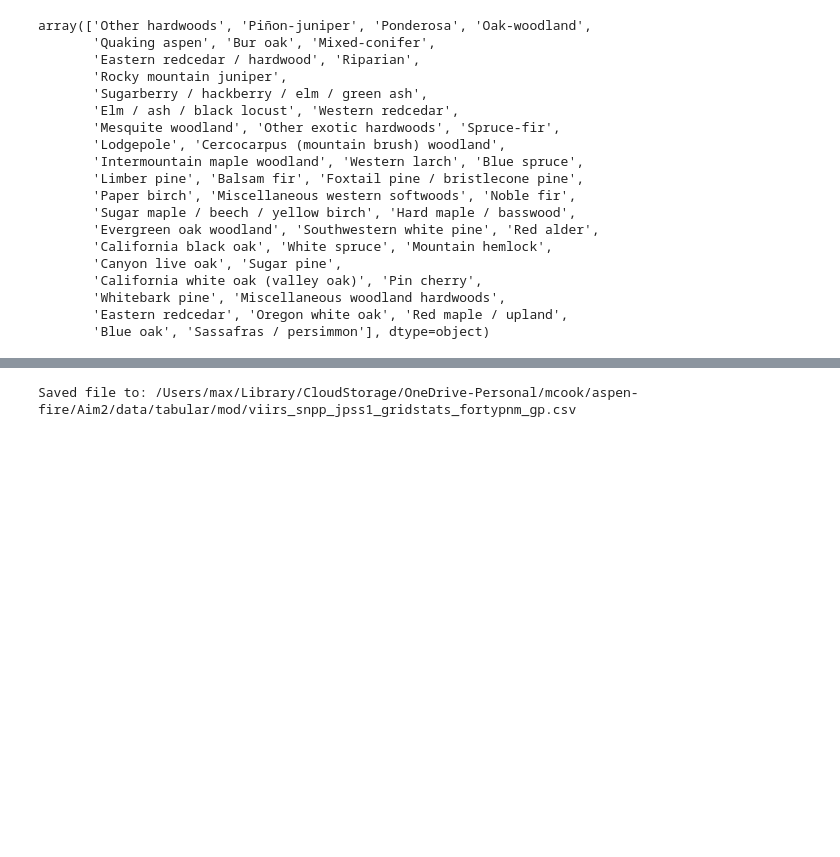
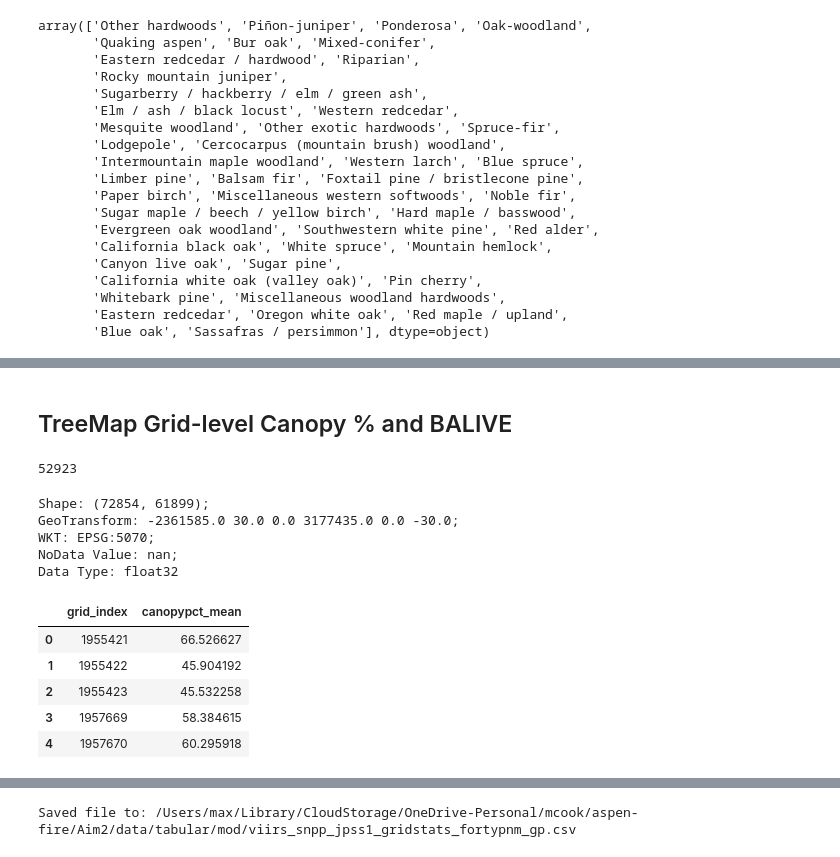
Before and after one commit to natshoff/aspen-fire-fork, a Jupyter notebook: Aim2/code/Python/04b_TreeMap_FIA-FORTYPCD.ipynb, the cells around one changed output, grey strips where cells are left out. Cells and saved outputs as stored; diff of their text form; code cells hidden in the pictures; blank space fills up the shorter version.

Commit message:
Updates to predominant forest type and specie co-occurrence

```diff
--- a/Aim2/code/Python/04b_TreeMap_FIA-FORTYPCD.ipynb
+++ b/Aim2/code/Python/04b_TreeMap_FIA-FORTYPCD.ipynb
@@ -186,6 +186,7 @@ grid_fortypcd = compute_band_stats(grid, fortyp_da, 'grid_index', attr='fortypcd
 # tidy columns in the summary table
 grid_fortypcd['count'] = grid_fortypcd['count'].astype(int)
 grid_fortypcd['total_pixels'] = grid_fortypcd['total_pixels'].astype(int)
+grid_fortypcd.rename(columns = {'count': 'fortyp_pixels'}, inplace=True)
 
 # load the species lookup table
 fp = os.path.join(projdir,'data/tabular/mod/treemap_fortypcd_species_mapping.csv')
@@ -357,9 +358,9 @@ Index(['grid_index', 'fortypcd', 'count', 'total_pixels', 'pct_cover',
 grid_fortypgp = (
     grid_fortypcd_.groupby(['grid_index','fortypnm_gp'], as_index=False)
     .agg(
-        count=('count','sum'),
+        fortyp_pixels=('fortyp_pixels','sum'),
         total_pixels=('total_pixels','max'),
-        pct_cover=('pct_cover','sum'),
+        fortyp_pct=('pct_cover','sum'),
     )
 )
 
@@ -406,11 +405,11 @@ Dropping [1469] duplicate rows.
 # Re-create the histogram of forest species (prevalence)
 df = grid_fortypgp.copy() # make a copy to work with
 # calculate the landscape fraction (prevalence)
-spp_pr = df.groupby('fortypnm_gp')['count'].sum().reset_index()
-spp_pr['fraction'] = spp_pr['count'] / spp_pr['count'].sum()
+spp_pr = df.groupby('fortypnm_gp')['fortyp_pixels'].sum().reset_index()
+spp_pr['fraction'] = spp_pr['fortyp_pixels'] / spp_pr['fortyp_pixels'].sum()
 
 # How many grids have a majority by each species?
-dom_grids = df[df['pct_cover'] > 50]  # Grids dominated by each species
+dom_grids = df[df['fortyp_pct'] > 50]  # Grids dominated by each species
 dom_counts = dom_grids.groupby('fortypnm_gp')['grid_index'].nunique().reset_index()
 dom_counts.rename(columns={'grid_index': 'dom_count'}, inplace=True)
 # Total grid count for normalization
@@ -543,0 +543,43 @@ After:
+# %% [markdown]
+## TreeMap Grid-level Canopy % and BALIVE
+# %%
+# Subset the spatial data
+grid_ = grid[grid['grid_index'].isin(grid_fortypgp['grid_index'].unique())]
+print(len(grid_))
+# %% [output]
+52923
+# %%
+# Load the TreeMap Canopy %
+canopypct = os.path.join(projdir, "data/spatial/raw/USFS/TreeMap/treemap_west_canopypct.tif")
+canopypct = rxr.open_rasterio(canopypct, masked=True, cache=False).squeeze()
+# Grab some raster metadata from one of the layers
+shp, gt, wkt, nd = canopypct.shape, canopypct.spatial_ref.GeoTransform, canopypct.rio.crs, canopypct.rio.nodata
+print(
+    f"\nShape: {shp}; \n"
+    f"GeoTransform: {gt}; \n"
+    f"WKT: {wkt}; \n"
+    f"NoData Value: {nd}; \n"
+    f"Data Type: {canopypct[0].dtype}\n")
+
+# Calculate the mean grid-level canopy percent
+canopypct_mn = compute_band_stats(
+    geoms=grid_,
+    image_da=canopypct,
+    id_col='grid_index',
+    attr='canopypct',
+    stats=['mean'], # calculate the mean canopy pct
+    ztype='continuous'
+)
+canopypct_mn.head()
+# %% [output]
+Shape: (72854, 61899);
+GeoTransform: -2361585.0 30.0 0.0 3177435.0 0.0 -30.0;
+WKT: EPSG:5070;
+NoData Value: nan;
+Data Type: float32
+|  | grid_index | canopypct_mean |
+| 0 | 1955421 | 66.526627 |
+| 1 | 1955422 | 45.904192 |
+| 2 | 1955423 | 45.532258 |
+| 3 | 1957669 | 58.384615 |
+| 4 | 1957670 | 60.295918 |
```
Also changed, not shown: parts of 24 cells of this notebook, 15 other files.
